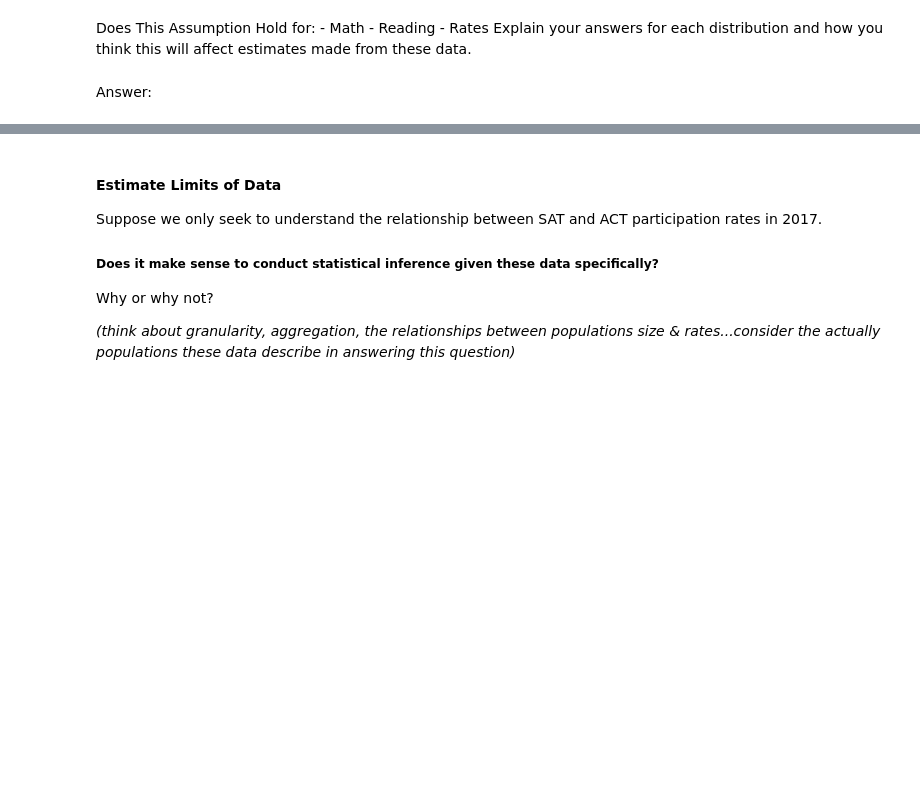
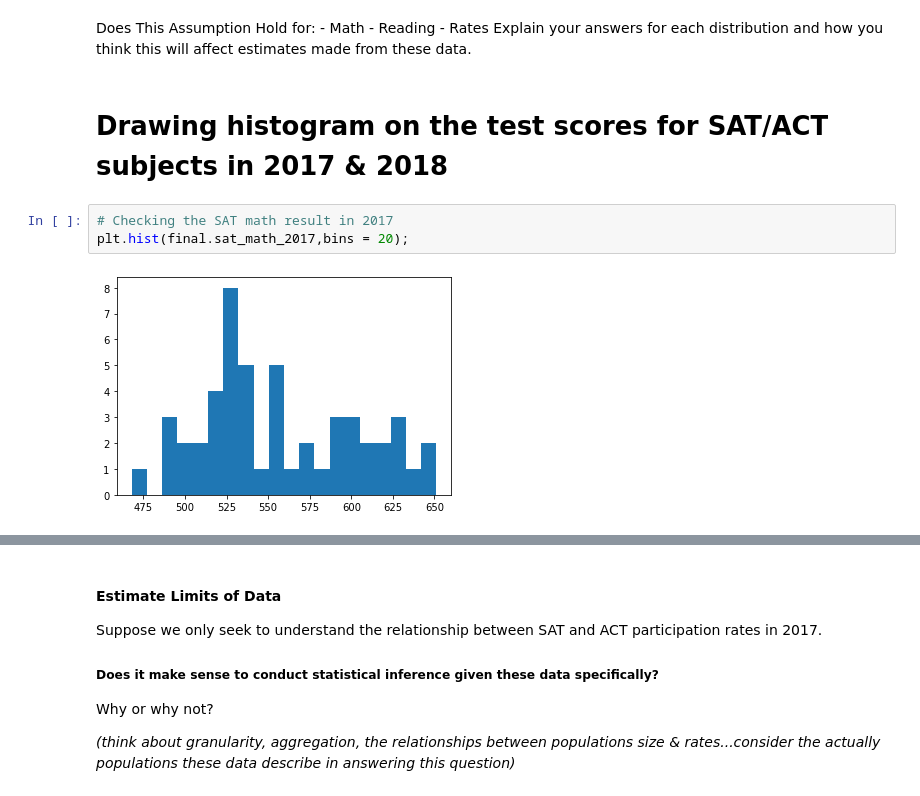
Before and after one commit to makkwokfai/dsiprojects, a Jupyter notebook: project_1/code/SAT & ACT Analysis.ipynb, the cells around one changed output, grey strips where cells are left out. Drawn from its saved outputs; the diff is of its cells as text; blank space fills up the shorter version.

```diff
--- a/project_1/code/SAT & ACT Analysis.ipynb
+++ b/project_1/code/SAT & ACT Analysis.ipynb
@@ -1325,5 +1333,10 @@ Does This Assumption Hold for:
     - Reading
     - Rates
 Explain your answers for each distribution and how you think this will affect estimates made from these data.
-# %% [markdown]
-Answer:
+# %% [markdown]
+# Drawing histogram on the test scores for SAT/ACT subjects in 2017 & 2018
+# %%
+# Checking the SAT math result in 2017
+plt.hist(final.sat_math_2017,bins = 20);
+# %% [output]
+[figure, added]
```
Also changed, not shown: parts of 32 cells of this notebook, 1 other file.
